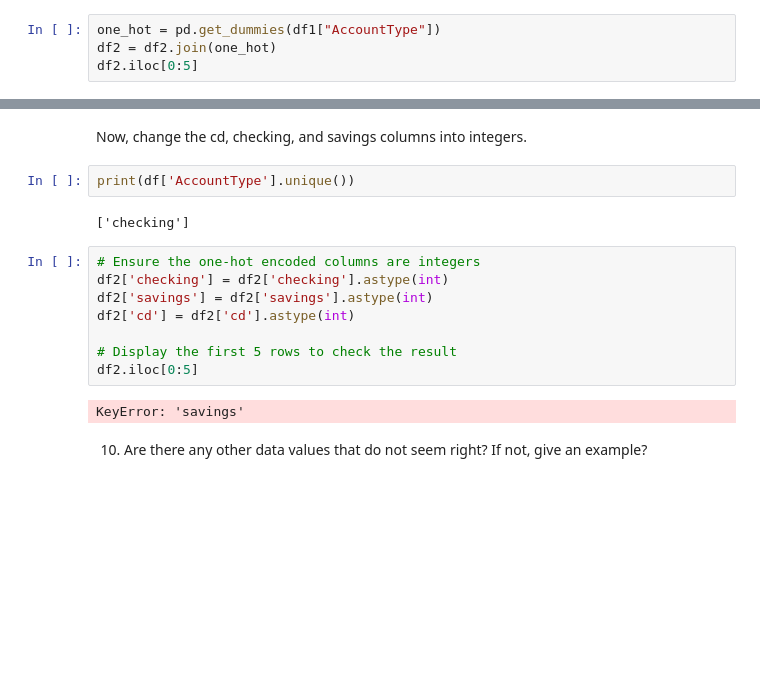
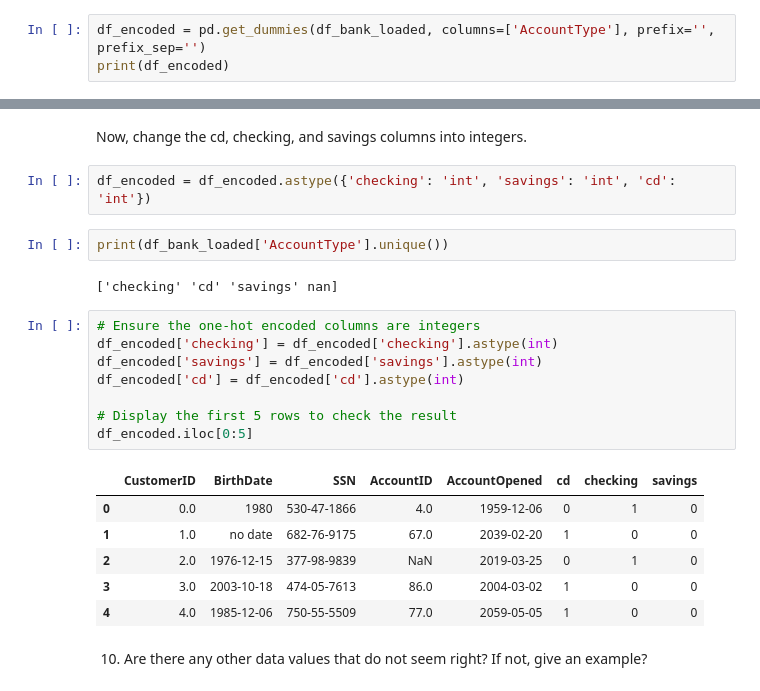
Before and after one commit to hnm15/ModB, a Jupyter notebook: Week1.ipynb, the cells around one changed output, grey strips where cells are left out. Drawn from its saved outputs; the diff is of its cells as text; blank space fills up the shorter version.

```diff
--- a/Week1.ipynb
+++ b/Week1.ipynb
@@ -399,7 +400,6 @@ Suggested Google search or ChatGPT prompt: "how can I find out the mean, median,
 # %% [markdown]
 9. One-hot encode the AccountType column.  This means creating a new "checking," "savings", and "cd" columns so that you can run machine learning algorithms.
 # %%
-one_hot = pd.get_dummies(df1["AccountType"])
-df2 = df2.join(one_hot)
-df2.iloc[0:5]
+df_encoded = pd.get_dummies(df_bank_loaded, columns=['AccountType'], prefix='', prefix_sep='')
+print(df_encoded)
 # %% [output]
@@ -407,19 +423,26 @@ NameError: name 'df1' is not defined
 # %% [markdown]
 Now, change the cd, checking, and savings columns into integers.
+# %%
+df_encoded = df_encoded.astype({'checking': 'int', 'savings': 'int', 'cd': 'int'})
 # %%
-print(df['AccountType'].unique())
+print(df_bank_loaded['AccountType'].unique())
 # %% [output]
-['checking']
+['checking' 'cd' 'savings' nan]
 # %%
 # Ensure the one-hot encoded columns are integers
-df2['checking'] = df2['checking'].astype(int)
-df2['savings'] = df2['savings'].astype(int)
-df2['cd'] = df2['cd'].astype(int)
+df_encoded['checking'] = df_encoded['checking'].astype(int)
+df_encoded['savings'] = df_encoded['savings'].astype(int)
+df_encoded['cd'] = df_encoded['cd'].astype(int)
 
 # Display the first 5 rows to check the result
-df2.iloc[0:5]
+df_encoded.iloc[0:5]
 # %% [output]
-KeyError: 'savings'
+|  | CustomerID | BirthDate | SSN | AccountID | AccountOpened | cd | checking | savings |
+| 0 | 0.0 | 1980 | 530-47-1866 | 4.0 | 1959-12-06 | 0 | 1 | 0 |
+| 1 | 1.0 | no date | 682-76-9175 | 67.0 | 2039-02-20 | 1 | 0 | 0 |
+| 2 | 2.0 | 1976-12-15 | 377-98-9839 | NaN | 2019-03-25 | 0 | 1 | 0 |
+| 3 | 3.0 | 2003-10-18 | 474-05-7613 | 86.0 | 2004-03-02 | 1 | 0 | 0 |
+| 4 | 4.0 | 1985-12-06 | 750-55-5509 | 77.0 | 2059-05-05 | 1 | 0 | 0 |
 # %% [markdown]
 10. Are there any other data values that do not seem right?  If not, give an example?
 # %% [markdown]
```
Also changed, not shown: parts of 9 cells of this notebook.
